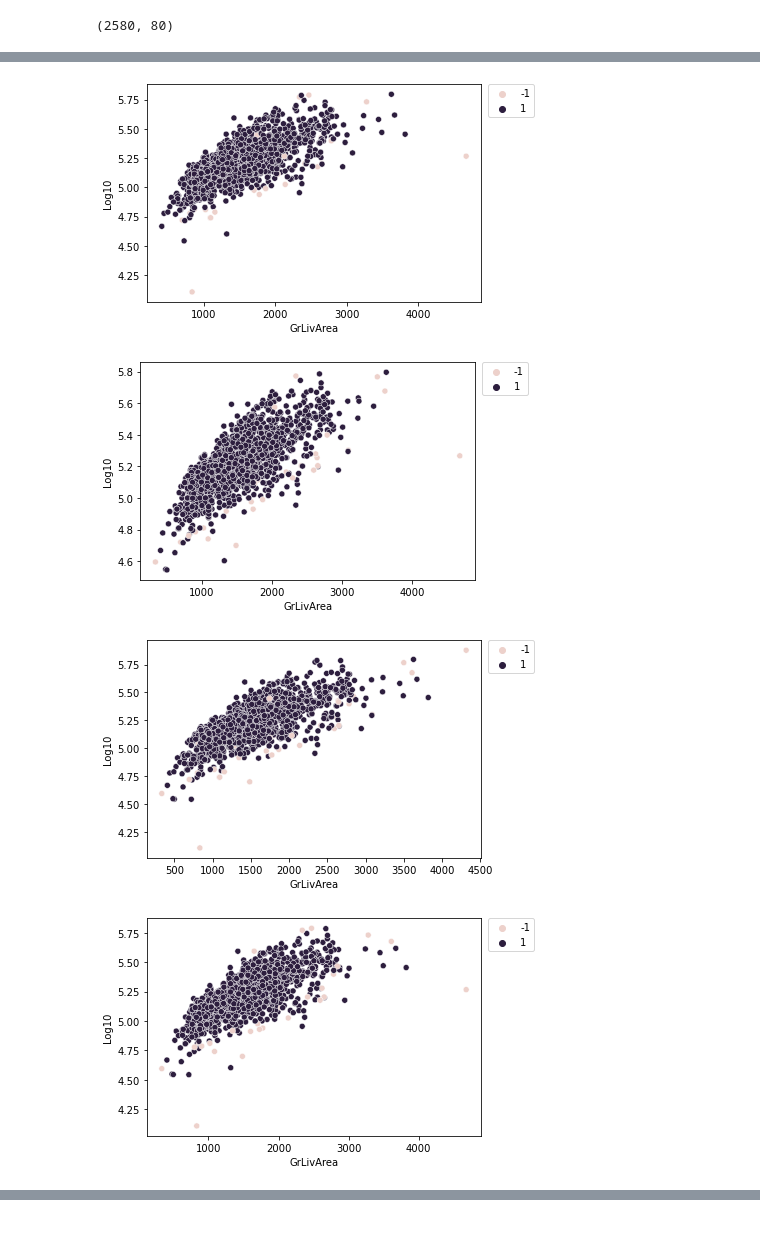
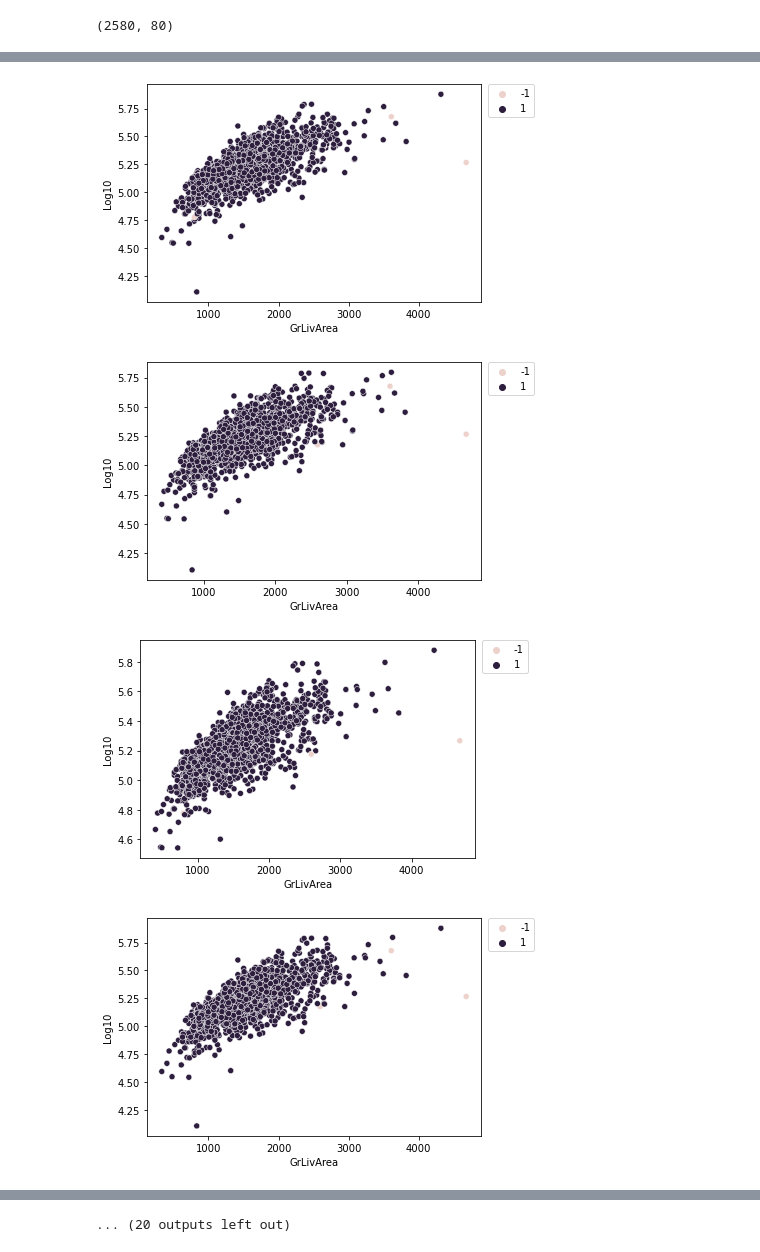
Before and after one commit to BPM1401/Go-Big-Or-Go-Home, a Jupyter notebook: Model Performance/Transformation + Isolation/IF_R_GB.ipynb, the cells around one changed output, grey strips where cells are left out. Cells and saved outputs as stored; diff of their text form; code cells hidden in the pictures.

```diff
--- a/Model Performance/Transformation + Isolation/IF_R_GB.ipynb
+++ b/Model Performance/Transformation + Isolation/IF_R_GB.ipynb
@@ -91,7 +91,7 @@ GBM_R2 = []
 GBM_AR2 = []
 GBM_MAE = []
 
-for i in range(10):
+for i in range(30):
 
     X_train, X_test, Y_train, Y_test = train_test_split(X,y,test_size=0.25)
 
@@ -112,9 +112,14 @@ for i in range(10):
                          index=X_train[:,0], columns=cols).drop(['Unnamed: 0'], axis=1)
 
     ##Input Values from Train DataFrame for unsupervised outlier detection with IF
-    values = train.values
-    iso = IsolationForest(n_estimators=1000, max_samples=750, contamination=0.0175)
-    results = iso.fit_predict(values)
+    Train_Values = train.values
+
+    scaler_train = preprocessing.StandardScaler().fit(Train_Values)
+    Train_Values_Scaled = scaler_train.transform(Train_Values)
+
+
+    iso = IsolationForest(n_estimators=1000, max_samples=750, contamination=0.0016)
+    results = iso.fit_predict(Train_Values_Scaled)
 
     ##Add Outlier Detection Results to Train DataFrame, Create Scatterplot of Train Set
     train = train.assign(Outlier = results)
@@ -127,6 +132,7 @@ for i in range(10):
     outs = train[train.Outlier==-1]
     drop_index = outs.index
     #print(drop_index)
+    #print(len(outs))
 
     ##Run Ridge Regression on Training Data (X=X_train, Y=Log10)
     base = pd.read_csv('../../Data/BaseData.csv')
@@ -140,9 +146,15 @@ for i in range(10):
     #X_ridge = base_drop_outs.drop(['Log10'], axis=1)
     #y_ridge = base_drop_outs.Log10.values
 
-    Ridge.fit(X_ridge, y_ridge)
-    Ridge_Score = Ridge.score(X_ridge, y_ridge)
-    Ridge_Results = Ridge.predict(X_ridge)
+    scaler_ridge_X = preprocessing.StandardScaler().fit(X_ridge)
+    scaled_ridge_X = scaler_ridge_X.transform(X_ridge)
+
+    #scaler_ridge_Y = preprocessing.StandardScaler().fit(y_ridge.reshape(-1,1))
+    #scaled_ridge_Y = scaler_ridge_X.transform(y_ridge)
+
+    Ridge.fit(scaled_ridge_X, y_ridge)
+    Ridge_Score = Ridge.score(scaled_ridge_X, y_ridge)
+    Ridge_Results = Ridge.predict(scaled_ridge_X)
     Ridge_R2.append(Ridge_Score)
 
     #print(Score)
@@ -193,4 +235,4 @@ for i in range(10):
-[figure, old version]
+[figure, new version]
-[figure, old version]
+[figure, new version]
-[figure, old version]
+[figure, new version]
-[figure, old version]
+[figure, new version]
@@ -198,3 +240,4 @@ for i in range(10):
+... (20 outputs left out)
 # %%
 Results = pd.DataFrame({'Ridge R2': Ridge_R2, 'GBM_R2': GBM_R2, 'GBM_AR2': GBM_AR2,
                         'GBM MAE':GBM_MAE})
```
Also changed, not shown: parts of 5 cells of this notebook.
